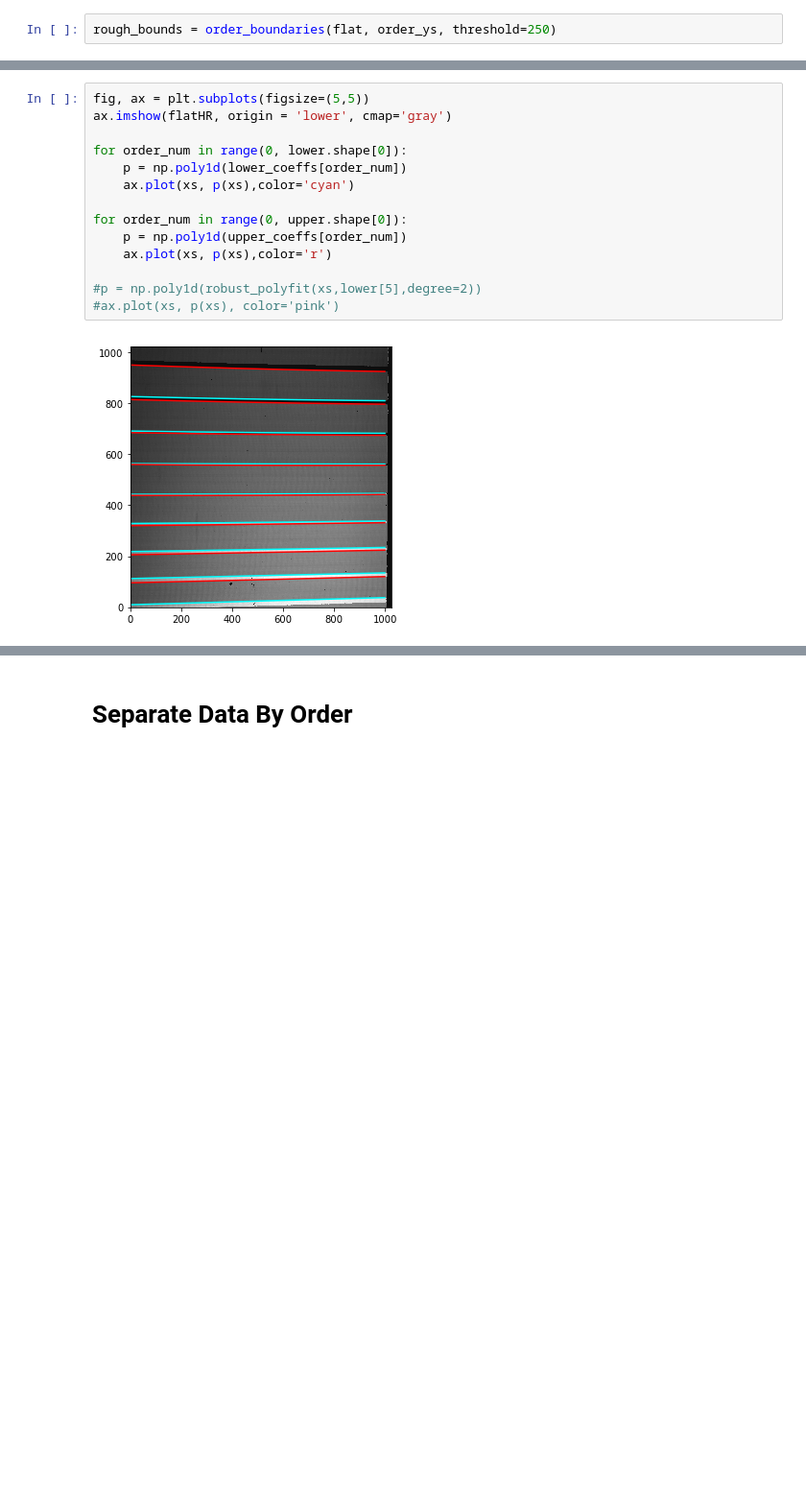
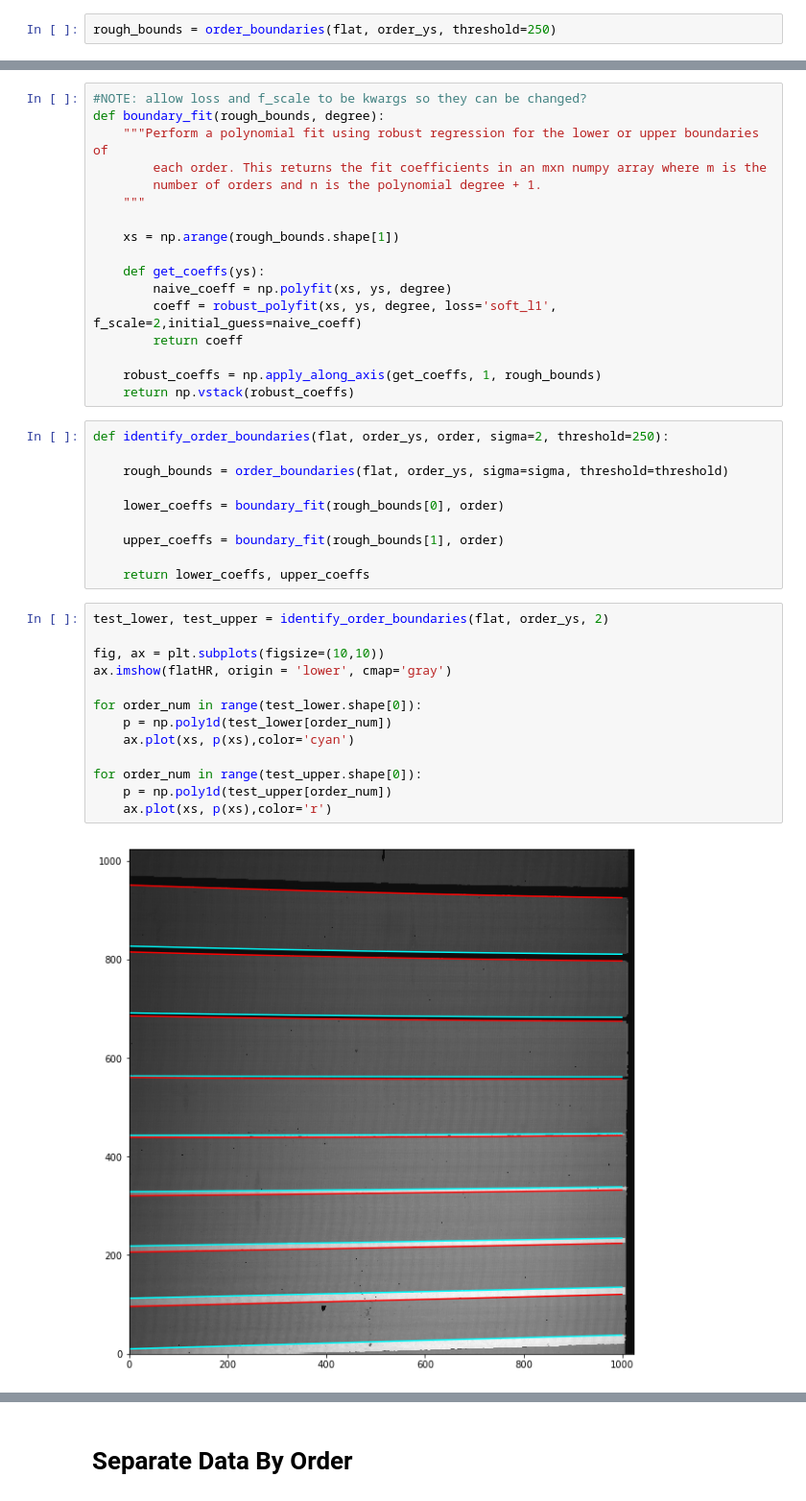
Before and after one commit to RyleighFitzpatrick/Keck-Reductions, a Jupyter notebook: Titan High Res Reductions.ipynb, the cells around one changed output, grey strips where cells are left out. Shown at 96% size. Drawn from its saved outputs; the diff is of its cells as text; blank space fills up the shorter version.

Commit message:
Cleaning up Order Separation Fitting Code

```diff
--- a/Titan High Res Reductions.ipynb
+++ b/Titan High Res Reductions.ipynb
@@ -159,16 +145,42 @@ upper_coeffs = boundary_fit(rough_bounds[1], 2)
+# %%
+#NOTE: allow loss and f_scale to be kwargs so they can be changed?
+def boundary_fit(rough_bounds, degree):
+    """Perform a polynomial fit using robust regression for the lower or upper boundaries of
+        each order. This returns the fit coefficients in an mxn numpy array where m is the
+        number of orders and n is the polynomial degree + 1.
+    """
+
+    xs = np.arange(rough_bounds.shape[1])
+
+    def get_coeffs(ys):
+        naive_coeff = np.polyfit(xs, ys, degree)
+        coeff = robust_polyfit(xs, ys, degree, loss='soft_l1', f_scale=2,initial_guess=naive_coeff)
+        return coeff
+
+    robust_coeffs = np.apply_along_axis(get_coeffs, 1, rough_bounds)
+    return np.vstack(robust_coeffs)
+# %%
+def identify_order_boundaries(flat, order_ys, order, sigma=2, threshold=250):
+
+    rough_bounds = order_boundaries(flat, order_ys, sigma=sigma, threshold=threshold)
+
+    lower_coeffs = boundary_fit(rough_bounds[0], order)
+
+    upper_coeffs = boundary_fit(rough_bounds[1], order)
+
+    return lower_coeffs, upper_coeffs
 # %%
-fig, ax = plt.subplots(figsize=(5,5))
+test_lower, test_upper = identify_order_boundaries(flat, order_ys, 2)
+
+fig, ax = plt.subplots(figsize=(10,10))
 ax.imshow(flatHR, origin = 'lower', cmap='gray')
 
-for order_num in range(0, lower.shape[0]):
-    p = np.poly1d(lower_coeffs[order_num])
+for order_num in range(test_lower.shape[0]):
+    p = np.poly1d(test_lower[order_num])
     ax.plot(xs, p(xs),color='cyan')
 
-for order_num in range(0, upper.shape[0]):
-    p = np.poly1d(upper_coeffs[order_num])
+for order_num in range(test_upper.shape[0]):
+    p = np.poly1d(test_upper[order_num])
     ax.plot(xs, p(xs),color='r')
-
-#p = np.poly1d(robust_polyfit(xs,lower[5],degree=2))
-#ax.plot(xs, p(xs), color='pink')
 # %% [output]
-[figure, old version]
+[figure, new version]
```
Also changed, not shown: parts of 9 cells of this notebook.
